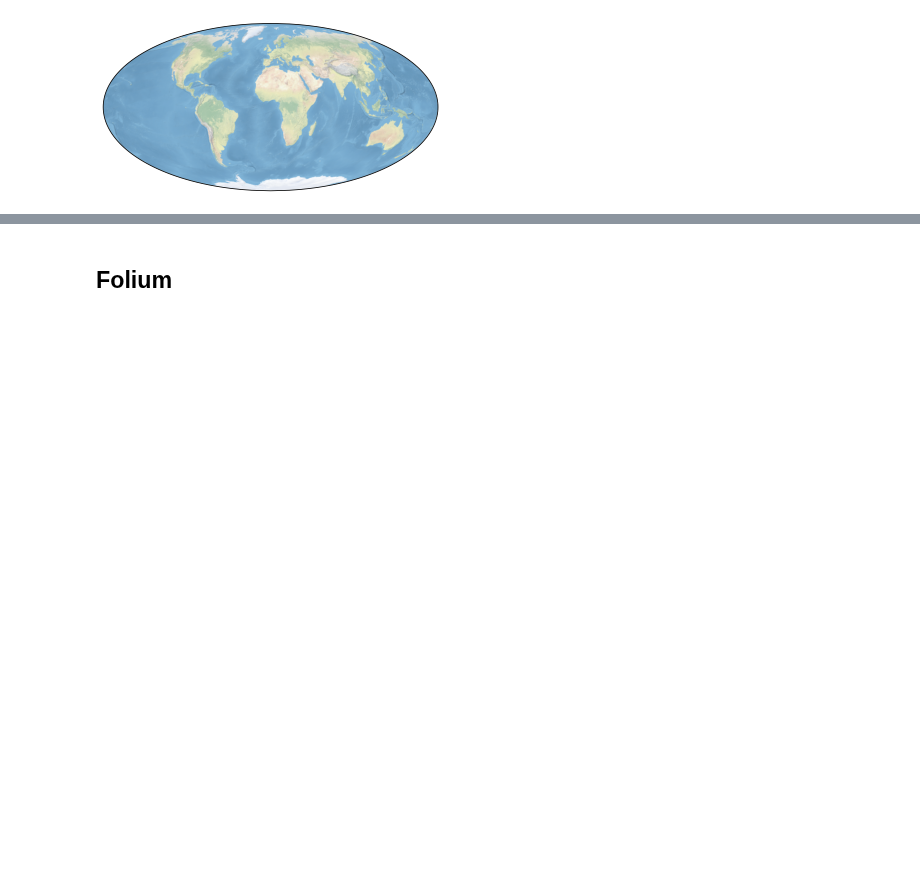
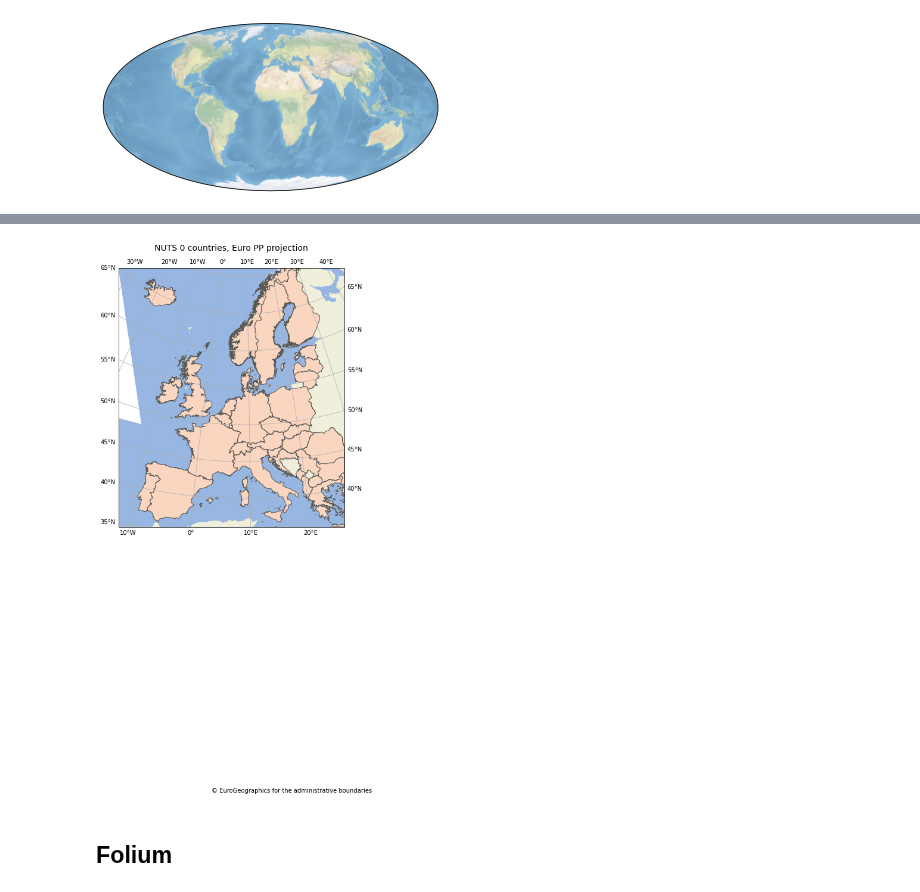
Before and after one commit to GISAdamToth/ArcGIS_Notebooks_thesis, a Jupyter notebook: mapping libraries/mapping_libraries.ipynb, the cells around one changed output, grey strips where cells are left out. Cells and saved outputs as stored; diff of their text form; code cells hidden in the pictures; blank space fills up the shorter version.

```diff
--- a/mapping libraries/mapping_libraries.ipynb
+++ b/mapping libraries/mapping_libraries.ipynb
@@ -116,2 +125,17 @@ plt.show()
+# %%
+plt.figure(figsize=(8, 8))
+ax = plt.axes(projection=ccrs.EuroPP())
+
+ax.add_feature(cfeature.OCEAN)
+ax.add_feature(cfeature.LAND)
+ax.add_geometries(nuts0_gdf_utm32['geometry'], crs=projection, edgecolor='#595958', facecolor='#fad5c0')
+ax.gridlines(draw_labels=True)
+
+ax.set_title('NUTS 0 countries, Euro PP projection', fontsize=14, pad=14.0)
+ax.text(x=10, y=10, s='© EuroGeographics for the administrative boundaries')
+
+plt.show()
+# %% [output]
+[figure, added]
 # %% [markdown]
 ## Folium <a id="folium"></a>
```
Also changed, not shown: parts of 6 cells of this notebook, 2 other files.
